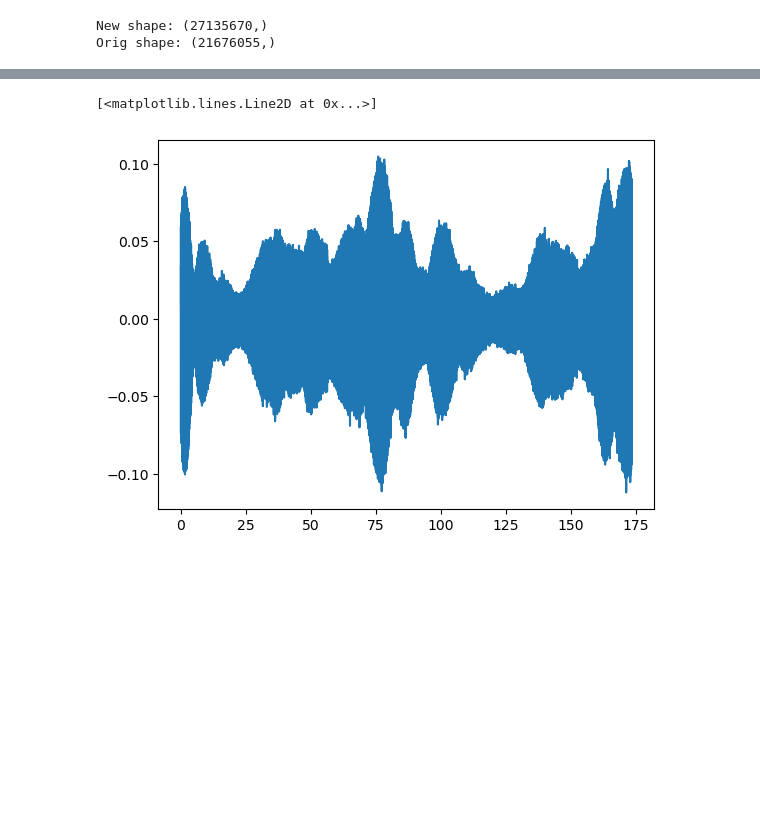
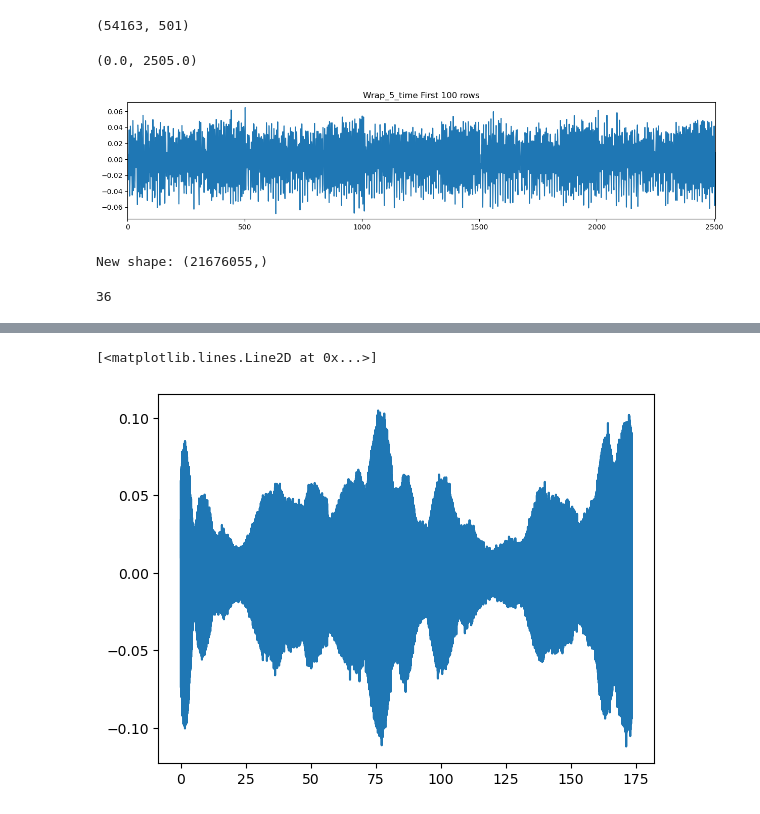
Before and after one commit to FraCSPy/FraCSPy, a Jupyter notebook: Notebooks/Lab_RockBlock/BallDropTest/TMP_DASTest_Banding.ipynb, the cells around one changed output, grey strips where cells are left out. Saved outputs shown, nothing was run; the diff lists cells and outputs as text; code cells hidden in the pictures; blank space fills up the shorter version.

```diff
--- a/Notebooks/Lab_RockBlock/BallDropTest/TMP_DASTest_Banding.ipynb
+++ b/Notebooks/Lab_RockBlock/BallDropTest/TMP_DASTest_Banding.ipynb
@@ -31,8 +131,27 @@ nwin =  401
+# %%
+new_w15_data.shape
+new_w15_data
+# %% [output]
+(54163, 501)
+# %%
+nwins= 5
+win_length = 501
+fig,ax = plt.subplots(1,1,figsize=[15,3])
+ax.plot(new_w15_data[:nwins*win_length])
+# for i in range(nwins):
+#     ax.axvline(i*802, c='r')
+ax.set_title('Wrap_5_time First 100 rows')
+ax.set_xlim([0,nwins*win_length])
+# %% [output]
+(0.0, 2505.0)
+[figure, added]
 # %%
 print('New shape:', new_w15_data.shape)
-print('Orig shape:', orig_w15_data.shape)
+win_length= 501
+# print('Orig shape:', orig_w15_data.shape)
 # %% [output]
-New shape: (27135670,)
-Orig shape: (21676055,)
+New shape: (21676055,)
 # %%
-start_time = 343.97
+(len(new_w15_data)//win_length)//2
+# %% [output]
+36
```
Also changed, not shown: parts of 12 cells of this notebook, 25 other files.
